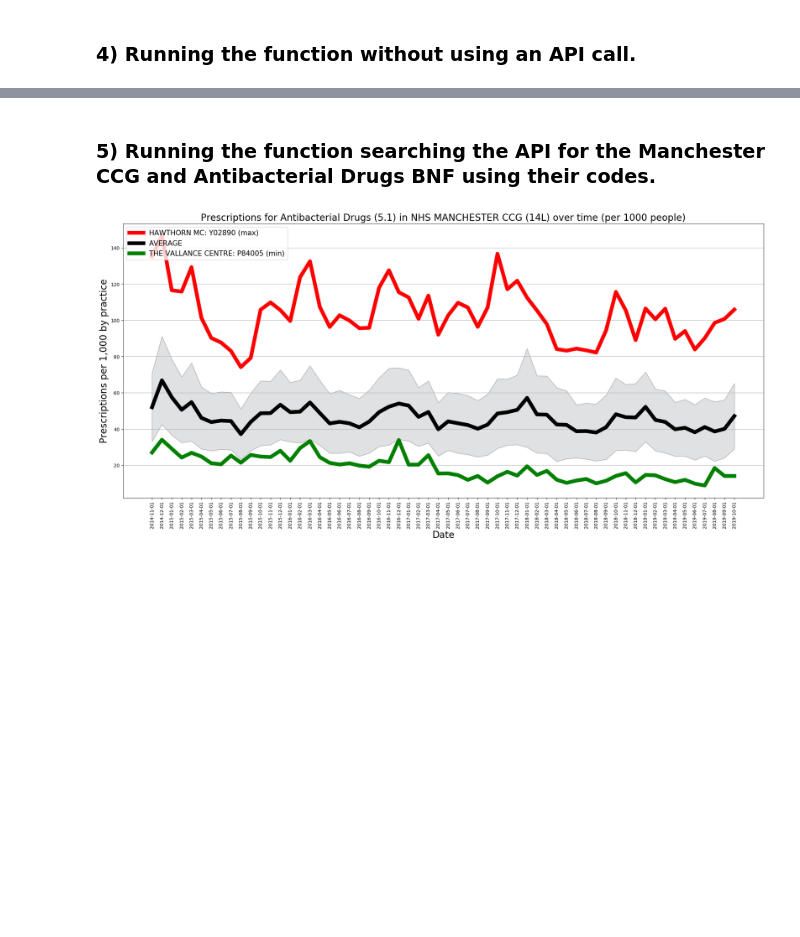
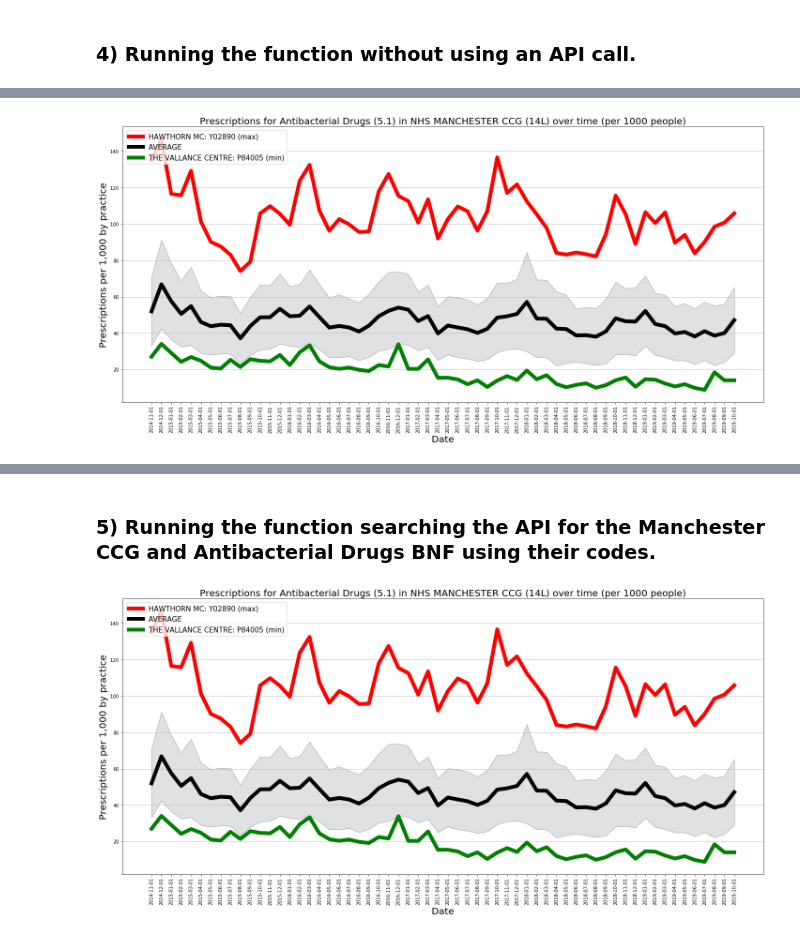
Before and after one commit to aaron-obrien/CCG_prescriptions_project, a Jupyter notebook: Submission.ipynb, the cells around one changed output, grey strips where cells are left out. Saved outputs shown, nothing was run; the diff lists cells and outputs as text; code cells hidden in the pictures; blank space fills up the shorter version.

Commit message:
Added offline demo mode functionality.

```diff
--- a/Submission.ipynb
+++ b/Submission.ipynb
@@ -112,7 +116,7 @@ def getcombined(CCG, BNF):
     # Returm merged dataframe.
     return(data)
 # %%
-def prescriptionsPlot(CCG, BNF, centre=''):
+def prescriptionsPlot(CCG='', BNF='', centre='', demomode=False):
     ''' Example help for this function 3
 
     Note that IDs are added to the plot in brackets and following a colon in legend.
@@ -121,20 +125,35 @@ def prescriptionsPlot(CCG, BNF, centre=''):
 
     '''
 
-    # Import required packages.
+    # Ensure the required packages are loaded
+    # (Import requests, pandas and matplotlib packages).
     import numpy as np
     import pandas as pd
     import matplotlib.pyplot as plt
 
+    # If the demomode paramter of the function is set to True...
+    if demomode:
+
+        # Do not use API.
+        # Ignore the provided CCG and BNF values and do not run 'make_name' or 'getcombined' functions.
+
+        # Load the included example data set which relates to
+        # CCG='14L' (Manchester) and BNF='5.1' (Antibacterial Drugs).
+        combined_data = pd.read_csv('ExampleData',index_col=0)
+
+        # Set example CCG/BNF codes/names vector for plot lables.
+        codes_names = ['14L', 'NHS MANCHESTER CCG', '5.1', 'Antibacterial Drugs']
+
+    else:
+
+        # Run make_name function using specified CCG and BNF input.
+        codes_names = make_name(CCG,BNF)
+
+        # Run combined_data function to retrieve both x and y information pertaining to specified CCG and BNF codes.
+        combined_data = getcombined(codes_names[0],codes_names[2])
 
     # Ensure specified centre is in block capitals.
     centre = centre.upper()
-
-    # Run make_name function using specified CCG and BNF input.
-    codes_names = make_name(CCG,BNF)
-
-    # Run combined_data function to retrieve both x and y information pertaining to specified CCG and BNF codes.
-    combined_data = getcombined(codes_names[0],codes_names[2])
 
     # Create column for prescrition items normalised by total list size.
     combined_data['itemsPP'] = combined_data['items']/combined_data['total_list_size']
@@ -284,0 +304,4 @@ Ellipsis
+# %%
+prescriptionsPlot(demomode=True)
+# %% [output]
+[figure, added]
```
Also changed, not shown: parts of 9 cells of this notebook, 1 other file.
